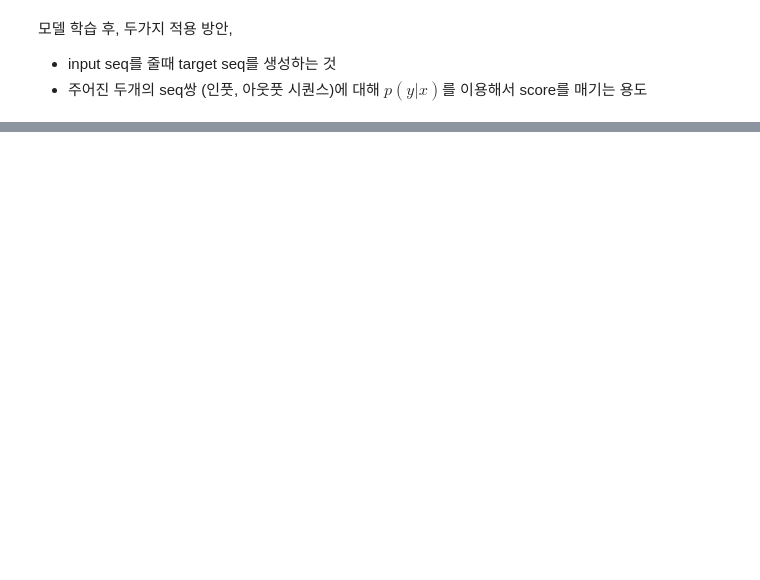
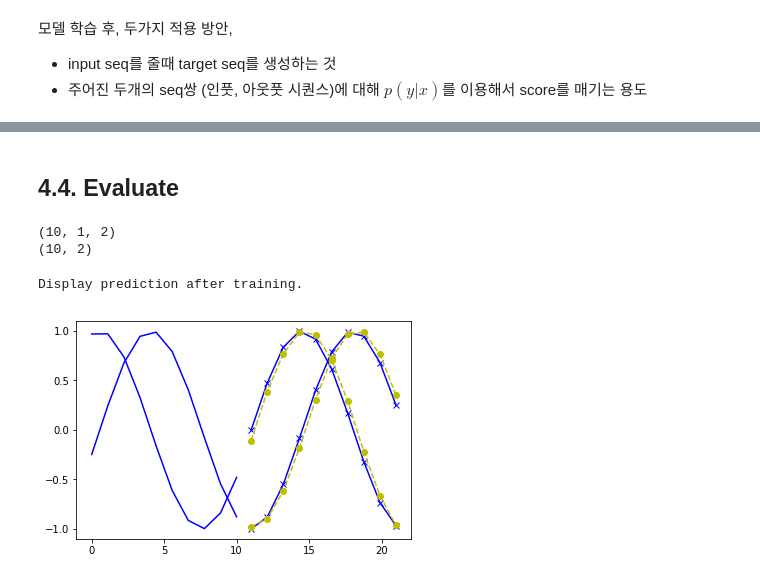
Before and after one commit to leesays92/RNN, a Jupyter notebook: Seq2Seq.ipynb, the cells around one changed output, grey strips where cells are left out. Drawn from its saved outputs; the diff is of its cells as text; code cells hidden in the pictures; blank space fills up the shorter version.

```diff
--- a/Seq2Seq.ipynb
+++ b/Seq2Seq.ipynb
@@ -427,0 +571,18 @@ evaluate(load_pairs, load_source_vocab, load_target_vocab, enc, dec, TARGET_MAX_
+# %%
+class Encoder(nn.Module):
+    def __init__(self,
+                 input_size,
+                 hidden_size,
+                 number_of_layers=1,
+                 dropout=0,
+                 bidirectional=False):
+        super(Encoder, self).__init__()
+        self.encoder = nn.LSTM(input_size,
+                               hidden_size,
+                               num_layers=number_of_layers,
+                               dropout=dropout,
+                               bidirectional=bidirectional)
+
+    def forward(self, x, hidden):
+        encoder_output, encoder_state = self.encoder(x, hidden)
+        return encoder_output, encoder_state
@@ -427,0 +638,6 @@ evaluate(load_pairs, load_source_vocab, load_target_vocab, enc, dec, TARGET_MAX_
+# %%
+input_dim = output_dim = 2
+hidden_dim = 12
+# %%
+model = Model(2, hidden_dim, output_dim)
+print(model)
@@ -427,0 +695,27 @@ evaluate(load_pairs, load_source_vocab, load_target_vocab, enc, dec, TARGET_MAX_
+# %% [markdown]
+## 4.4. Evaluate
+# %%
+temp_x, temp_y = generate_data(isTrain=False, batch_size=1)
+x = autograd.Variable(torch.FloatTensor(temp_x), requires_grad=False)
+y = autograd.Variable(torch.FloatTensor(temp_y), requires_grad=False)
+prediction = model(x)
+prediction = prediction.data.numpy()
+print(temp_x.shape)
+print(prediction.shape)
+# %% [output]
+(10, 1, 2)
+(10, 2)
+# %%
+print('Display prediction after training.')
+plt.figure()
+x_axis = np.linspace(0, 10, 10)
+plt.yticks(np.linspace(-1,1,5))
+plt.plot(x_axis, temp_x[:, 0, 0], 'b', x_axis, temp_x[:, 0, 1], 'b')
+target_x = x_axis+11
+
+plt.plot(target_x, temp_y[:, 0, 0], 'bx-', target_x, temp_y[:, 0, 1], 'bx-')
+plt.plot(target_x, prediction[:, 0], 'yo--', target_x, prediction[:, 1], 'yo--')
+plt.show()
+# %% [output]
+Display prediction after training.
+[figure, added]
```
Also changed, not shown: parts of 45 cells of this notebook.
